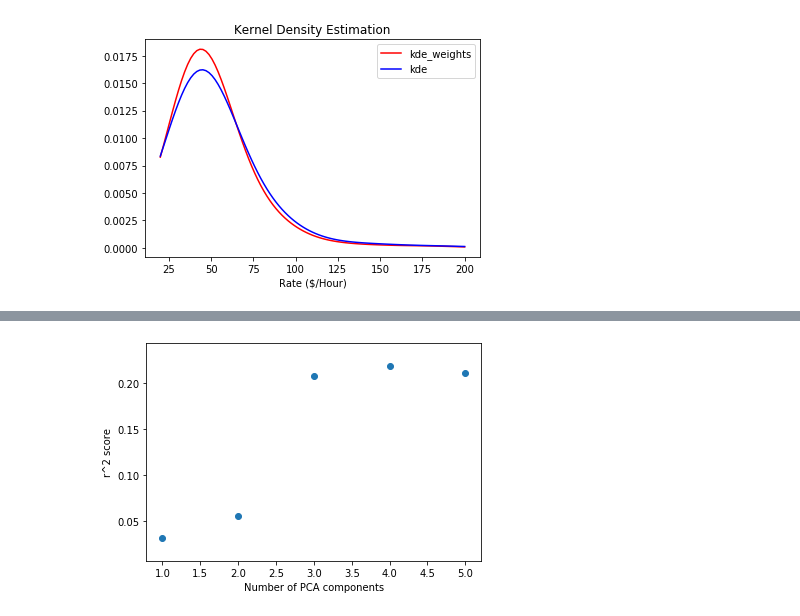
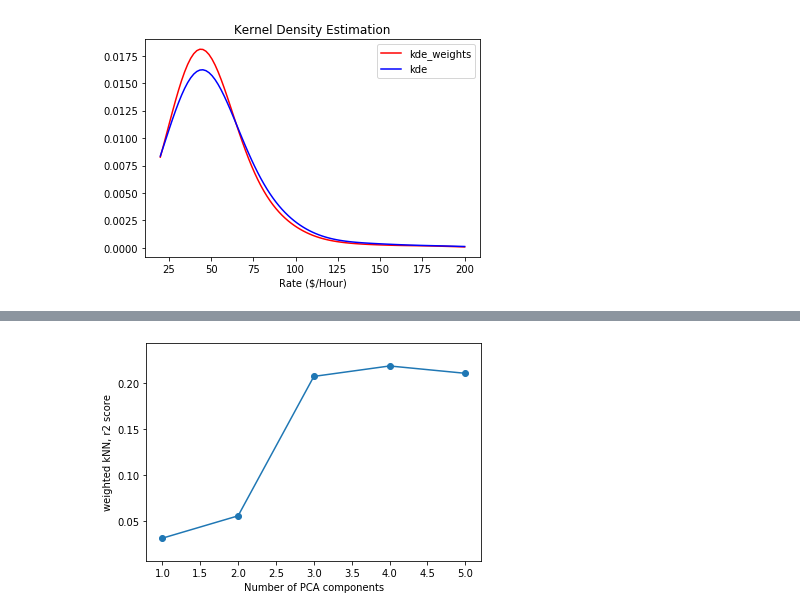
Before and after one commit to vijayoct27/tutor_prediction, a Jupyter notebook: tutor_rate.ipynb, the cells around one changed output, grey strips where cells are left out. Drawn from its saved outputs; the diff is of its cells as text; code cells hidden in the pictures.

```diff
--- a/tutor_rate.ipynb
+++ b/tutor_rate.ipynb
@@ -388,7 +370,8 @@ for i in range(1,6):
     r2_scores.append(r2_score(y_test, y_predict))
 
 plt.scatter([1,2,3,4, 5], r2_scores)
+plt.plot([1,2,3,4, 5], r2_scores)
 plt.xlabel('Number of PCA components')
-plt.ylabel('r^2 score')
+plt.ylabel('weighted kNN, r2 score')
 plt.show()
 # %% [output]
@@ -400 +383 @@ Variance explained with 5 components: 0.831468709454086
-[figure, old version]
+[figure, new version]
```
Also changed, not shown: parts of 4 cells of this notebook, 3 other files.
